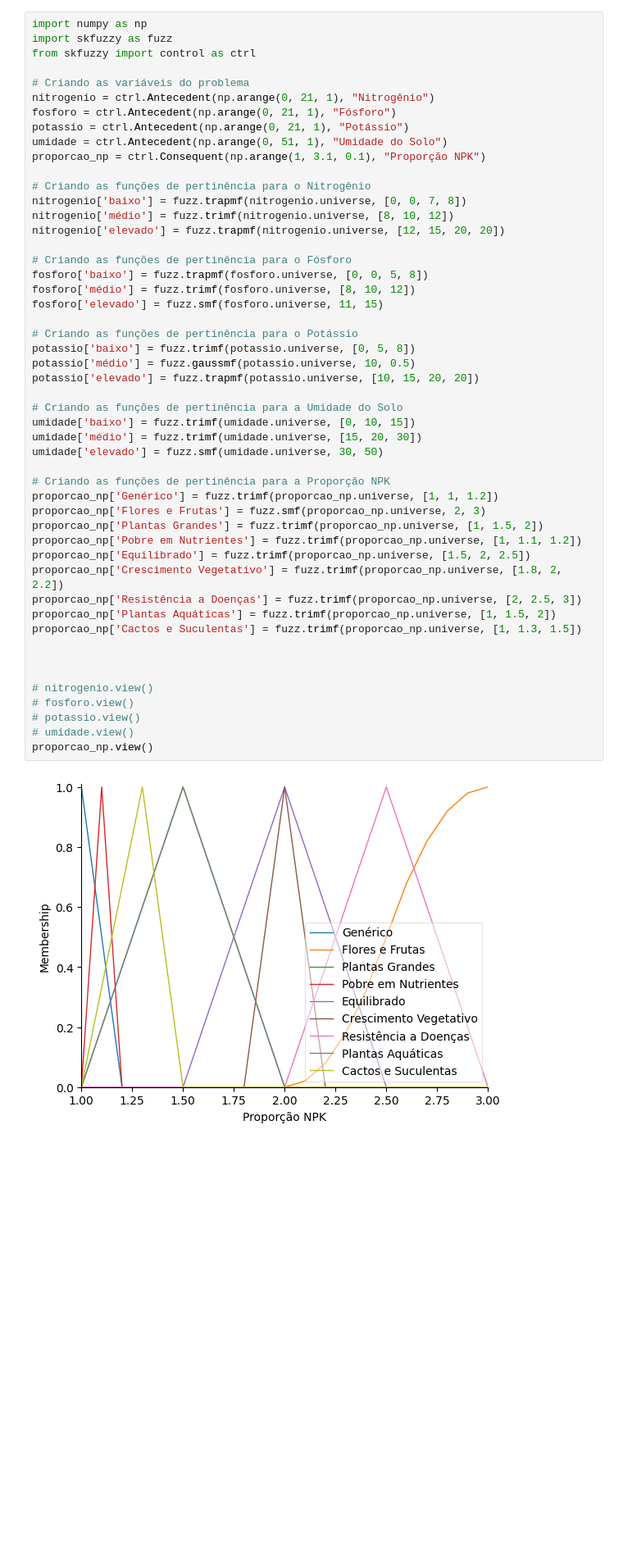
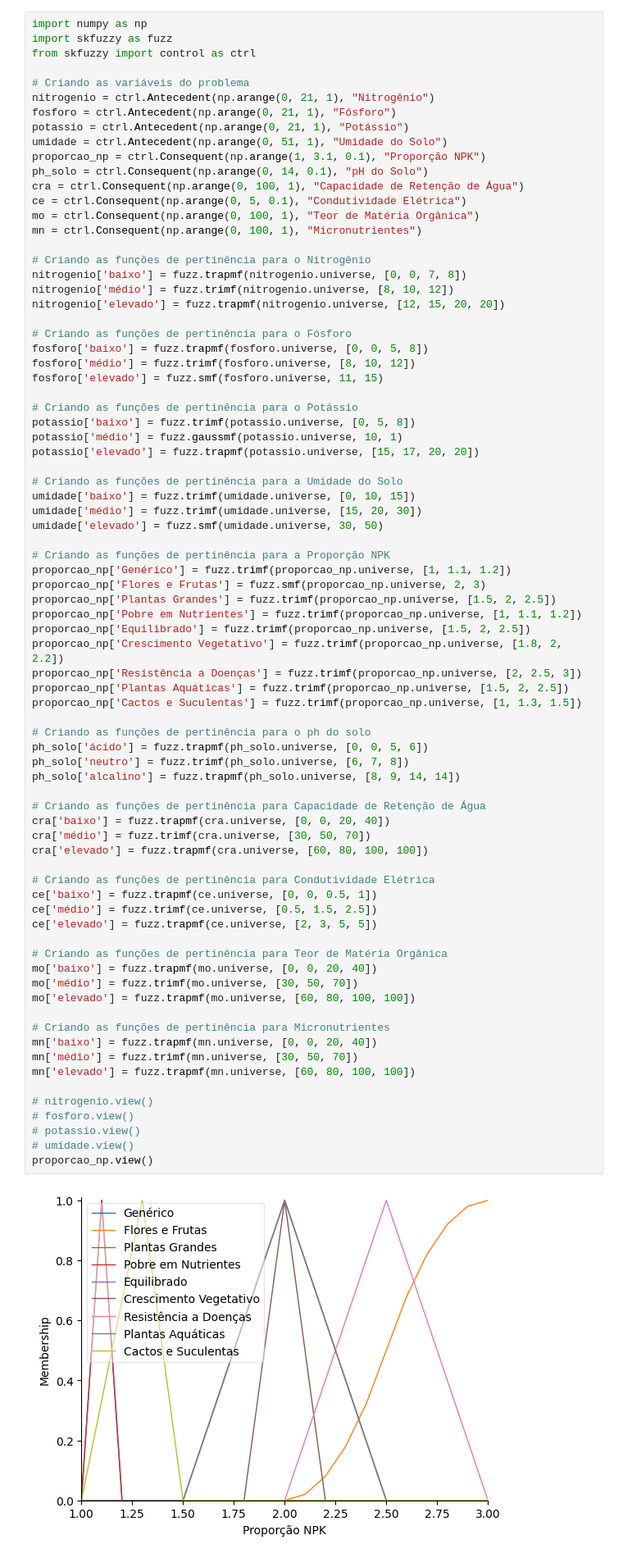
Before and after one commit to roninroxin/Eco_Sistema_Fuzzy_model, a Jupyter notebook: AlgoritmoFuzzyPI.ipynb, the cells around one changed output. Shown at 82% size. Drawn from its saved outputs; the diff is of its cells as text; blank space fills up the shorter version.

```diff
--- a/AlgoritmoFuzzyPI.ipynb
+++ b/AlgoritmoFuzzyPI.ipynb
@@ -70,6 +70,11 @@ fosforo = ctrl.Antecedent(np.arange(0, 21, 1), "Fósforo")
 potassio = ctrl.Antecedent(np.arange(0, 21, 1), "Potássio")
 umidade = ctrl.Antecedent(np.arange(0, 51, 1), "Umidade do Solo")
 proporcao_np = ctrl.Consequent(np.arange(1, 3.1, 0.1), "Proporção NPK")
+ph_solo = ctrl.Consequent(np.arange(0, 14, 0.1), "pH do Solo")
+cra = ctrl.Consequent(np.arange(0, 100, 1), "Capacidade de Retenção de Água")
+ce = ctrl.Consequent(np.arange(0, 5, 0.1), "Condutividade Elétrica")
+mo = ctrl.Consequent(np.arange(0, 100, 1), "Teor de Matéria Orgânica")
+mn = ctrl.Consequent(np.arange(0, 100, 1), "Micronutrientes")
 
 # Criando as funções de pertinência para o Nitrogênio
 nitrogenio['baixo'] = fuzz.trapmf(nitrogenio.universe, [0, 0, 7, 8])
@@ -78,38 +83,61 @@ nitrogenio['elevado'] = fuzz.trapmf(nitrogenio.universe, [12, 15, 20, 20])
 
 # Criando as funções de pertinência para o Fósforo
 fosforo['baixo'] = fuzz.trapmf(fosforo.universe, [0, 0, 5, 8])
 fosforo['médio'] = fuzz.trimf(fosforo.universe, [8, 10, 12])
 fosforo['elevado'] = fuzz.smf(fosforo.universe, 11, 15)
 
 # Criando as funções de pertinência para o Potássio
 potassio['baixo'] = fuzz.trimf(potassio.universe, [0, 5, 8])
-potassio['médio'] = fuzz.gaussmf(potassio.universe, 10, 0.5)
-potassio['elevado'] = fuzz.trapmf(potassio.universe, [10, 15, 20, 20])
+potassio['médio'] = fuzz.gaussmf(potassio.universe, 10, 1)
+potassio['elevado'] = fuzz.trapmf(potassio.universe, [15, 17, 20, 20])
 
 # Criando as funções de pertinência para a Umidade do Solo
 umidade['baixo'] = fuzz.trimf(umidade.universe, [0, 10, 15])
 umidade['médio'] = fuzz.trimf(umidade.universe, [15, 20, 30])
 umidade['elevado'] = fuzz.smf(umidade.universe, 30, 50)
 
 # Criando as funções de pertinência para a Proporção NPK
-proporcao_np['Genérico'] = fuzz.trimf(proporcao_np.universe, [1, 1, 1.2])
+proporcao_np['Genérico'] = fuzz.trimf(proporcao_np.universe, [1, 1.1, 1.2])
 proporcao_np['Flores e Frutas'] = fuzz.smf(proporcao_np.universe, 2, 3)
-proporcao_np['Plantas Grandes'] = fuzz.trimf(proporcao_np.universe, [1, 1.5, 2])
+proporcao_np['Plantas Grandes'] = fuzz.trimf(proporcao_np.universe, [1.5, 2, 2.5])
 proporcao_np['Pobre em Nutrientes'] = fuzz.trimf(proporcao_np.universe, [1, 1.1, 1.2])
 proporcao_np['Equilibrado'] = fuzz.trimf(proporcao_np.universe, [1.5, 2, 2.5])
 proporcao_np['Crescimento Vegetativo'] = fuzz.trimf(proporcao_np.universe, [1.8, 2, 2.2])
 proporcao_np['Resistência a Doenças'] = fuzz.trimf(proporcao_np.universe, [2, 2.5, 3])
-proporcao_np['Plantas Aquáticas'] = fuzz.trimf(proporcao_np.universe, [1, 1.5, 2])
+proporcao_np['Plantas Aquáticas'] = fuzz.trimf(proporcao_np.universe, [1.5, 2, 2.5])
 proporcao_np['Cactos e Suculentas'] = fuzz.trimf(proporcao_np.universe, [1, 1.3, 1.5])
 
+# Criando as funções de pertinência para o ph do solo
+ph_solo['ácido'] = fuzz.trapmf(ph_solo.universe, [0, 0, 5, 6])
+ph_solo['neutro'] = fuzz.trimf(ph_solo.universe, [6, 7, 8])
+ph_solo['alcalino'] = fuzz.trapmf(ph_solo.universe, [8, 9, 14, 14])
 
+# Criando as funções de pertinência para Capacidade de Retenção de Água
+cra['baixo'] = fuzz.trapmf(cra.universe, [0, 0, 20, 40])
+cra['médio'] = fuzz.trimf(cra.universe, [30, 50, 70])
+cra['elevado'] = fuzz.trapmf(cra.universe, [60, 80, 100, 100])
+
+# Criando as funções de pertinência para Condutividade Elétrica
+ce['baixo'] = fuzz.trapmf(ce.universe, [0, 0, 0.5, 1])
+ce['médio'] = fuzz.trimf(ce.universe, [0.5, 1.5, 2.5])
+ce['elevado'] = fuzz.trapmf(ce.universe, [2, 3, 5, 5])
+
+# Criando as funções de pertinência para Teor de Matéria Orgânica
+mo['baixo'] = fuzz.trapmf(mo.universe, [0, 0, 20, 40])
+mo['médio'] = fuzz.trimf(mo.universe, [30, 50, 70])
+mo['elevado'] = fuzz.trapmf(mo.universe, [60, 80, 100, 100])
+
+# Criando as funções de pertinência para Micronutrientes
+mn['baixo'] = fuzz.trapmf(mn.universe, [0, 0, 20, 40])
+mn['médio'] = fuzz.trimf(mn.universe, [30, 50, 70])
+mn['elevado'] = fuzz.trapmf(mn.universe, [60, 80, 100, 100])
 
 # nitrogenio.view()
 # fosforo.view()
 # potassio.view()
 # umidade.view()
 proporcao_np.view()
 # %% [output]
-[figure, old version]
+[figure, new version]
 # %%
 # Base de Conhecimento/Regras
```
Also changed, not shown: parts of 1 cell of this notebook.
